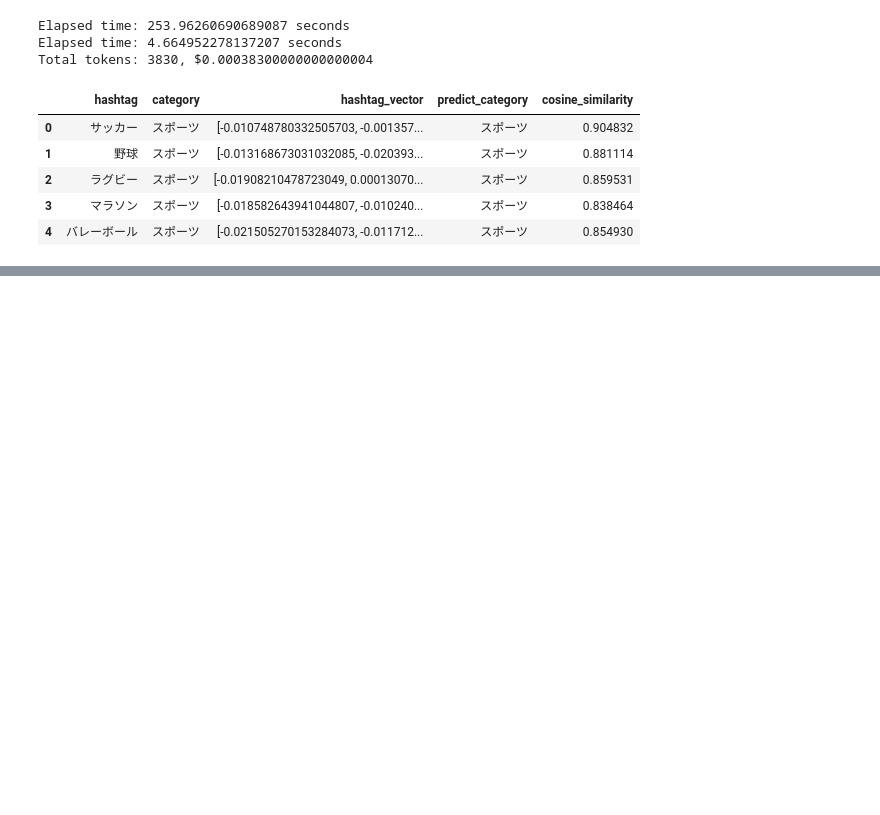
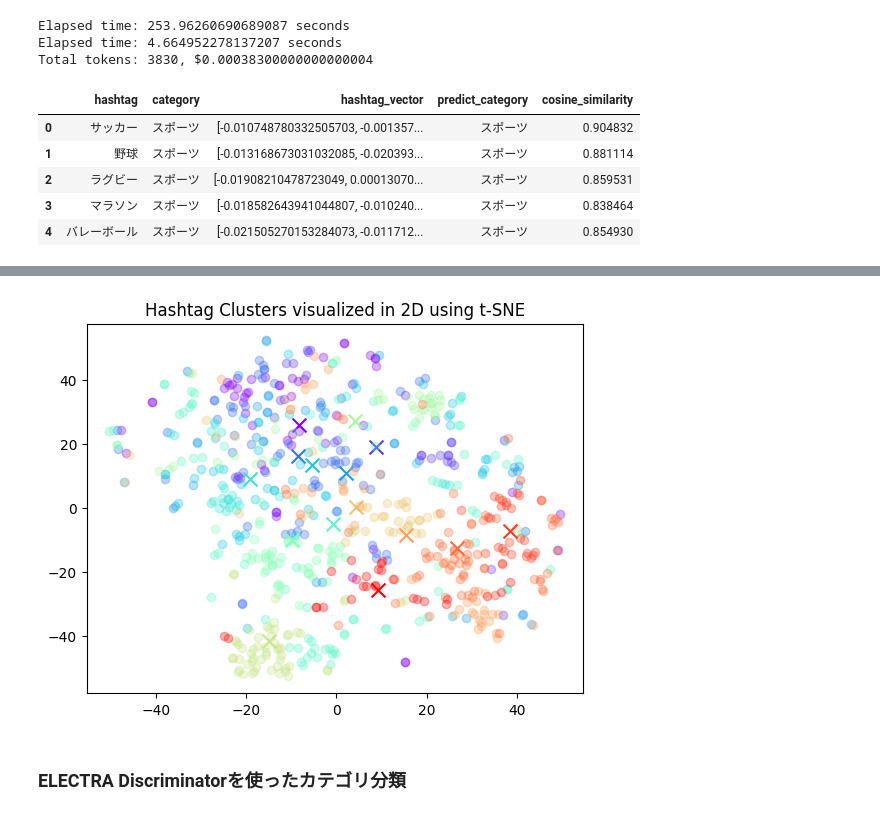
Before and after one commit to yutoo89/hashtag_classification_comparison, a Jupyter notebook: ハッシュタグのカテゴリ分類の性能比較.ipynb, the cells around one changed output, grey strips where cells are left out. Cells and saved outputs as stored; diff of their text form; code cells hidden in the pictures; blank space fills up the shorter version.

```diff
--- a/ハッシュタグのカテゴリ分類の性能比較.ipynb
+++ b/ハッシュタグのカテゴリ分類の性能比較.ipynb
@@ -278,0 +325,6 @@ F1 Score: 0.54
+# %%
+visualized_in_2d(df_openai_predicted)
+# %% [output]
+[figure, added]
+# %% [markdown]
+### ELECTRA Discriminatorを使ったカテゴリ分類
```
Also changed, not shown: parts of 20 cells of this notebook, 4 other files.
